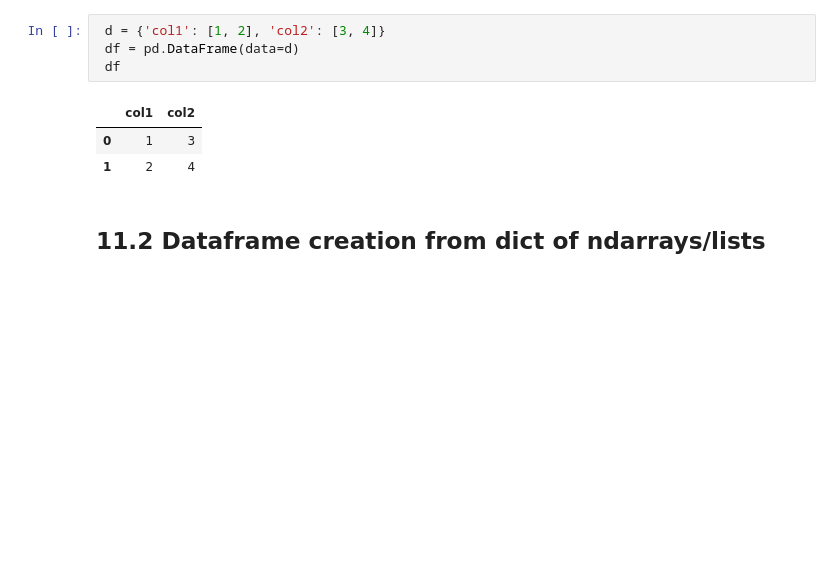
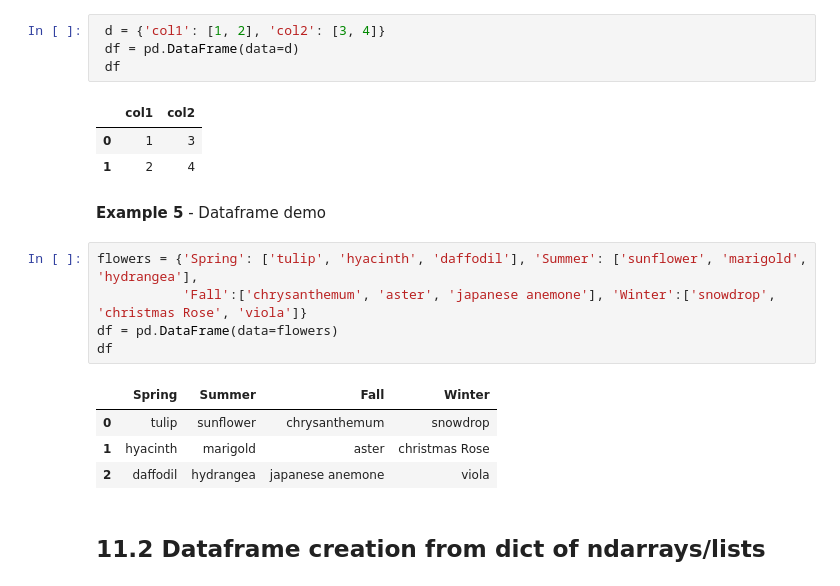
Before and after one commit to ricky319ufo/Week1-Intro-to-Python-Ricky, a Jupyter notebook: Introduction_to_Python.ipynb, the cells around one changed output. Drawn from its saved outputs; the diff is of its cells as text; blank space fills up the shorter version.

```diff
--- a/Introduction_to_Python.ipynb
+++ b/Introduction_to_Python.ipynb
@@ -1116,6 +1171,18 @@ d  NaN    3
 |  | col1 | col2 |
 | 0 | 1 | 3 |
 | 1 | 2 | 4 |
+# %% [markdown]
+**Example 5** - Dataframe demo
+# %%
+flowers = {'Spring': ['tulip', 'hyacinth', 'daffodil'], 'Summer': ['sunflower', 'marigold', 'hydrangea'],
+           'Fall':['chrysanthemum', 'aster', 'japanese anemone'], 'Winter':['snowdrop', 'christmas Rose', 'viola']}
+df = pd.DataFrame(data=flowers)
+df
+# %% [output]
+|  | Spring | Summer | Fall | Winter |
+| 0 | tulip | sunflower | chrysanthemum | snowdrop |
+| 1 | hyacinth | marigold | aster | christmas Rose |
+| 2 | daffodil | hydrangea | japanese anemone | viola |
 # %% [markdown]
 ## 11.2  Dataframe creation from dict of ndarrays/lists
 # %% [markdown]
```
Also changed, not shown: parts of 17 cells of this notebook.
